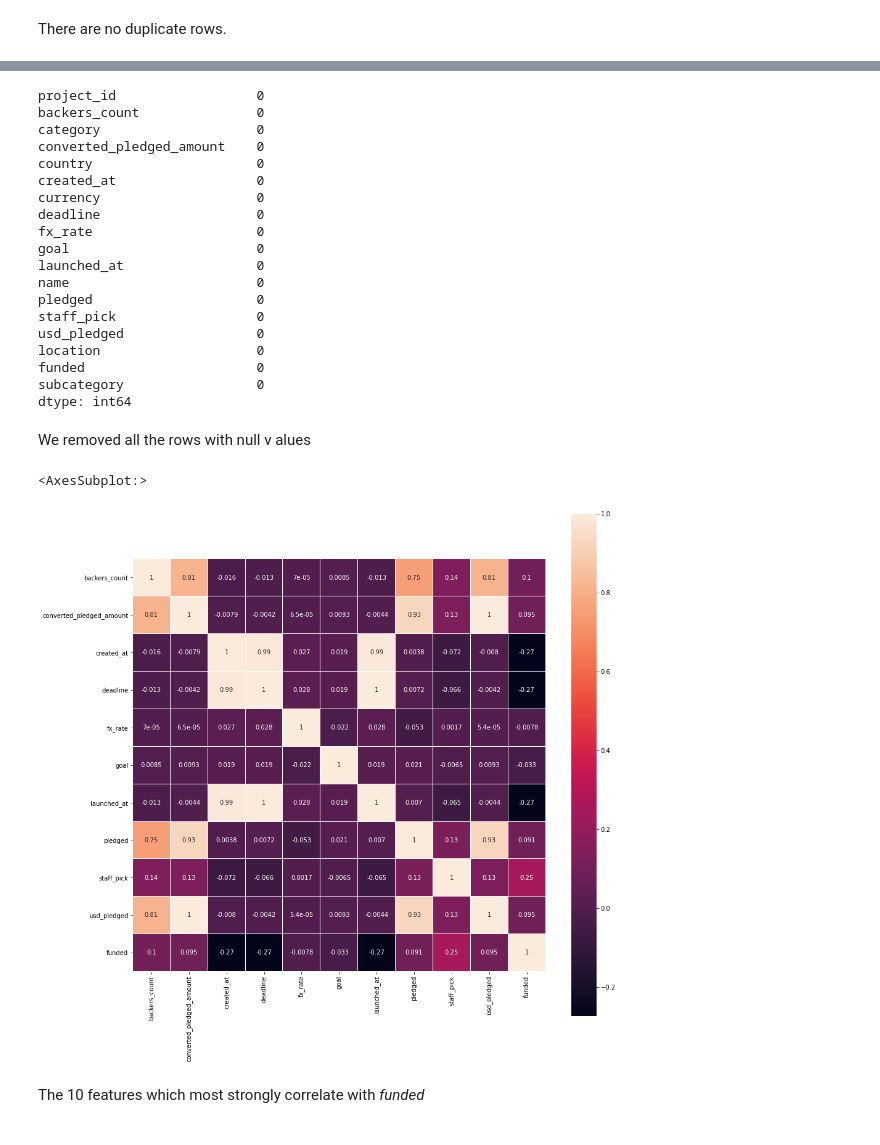
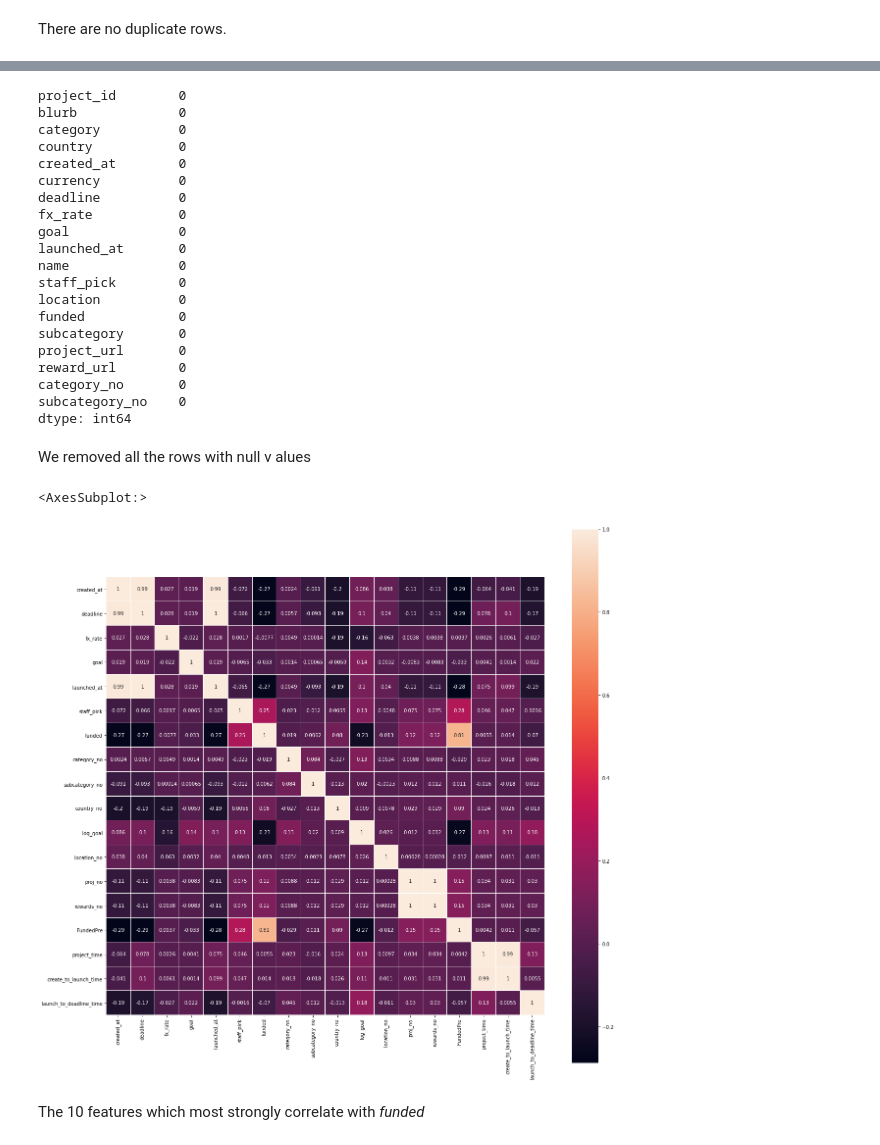
Before and after one commit to d-istratii/DataScienceVU, a Jupyter notebook: model.ipynb, the cells around one changed output, grey strips where cells are left out. Saved outputs shown, nothing was run; the diff lists cells and outputs as text; code cells hidden in the pictures.

````diff
--- a/model.ipynb
+++ b/model.ipynb
@@ -151,7 +152,8 @@ We are going to eliminate these 3 variables as they are not usefull for the anal
 ```
 ***
 # %%
-dataFrame = dataFrame.drop(columns=['blurb','project_url', 'reward_url'])
+dataFrame = dataFrame.drop(columns=['converted_pledged_amount','backers_count','usd_pledged','pledged'])
+#'blurb','project_url', 'reward_url',
 # %%
 duplicateRows = dataFrame[dataFrame.duplicated()]
 print(duplicateRows)
@@ -188,34 +189,43 @@ dataFrame = dataFrame.dropna(how='any',axis=0)
 # %%
 (dataFrame.isnull()).sum()
 # %% [output]
-project_id                  0
-backers_count               0
-category                    0
-converted_pledged_amount    0
-country                     0
-created_at                  0
-currency                    0
-deadline                    0
-fx_rate                     0
-goal                        0
-launched_at                 0
-name                        0
-pledged                     0
-staff_pick                  0
-usd_pledged                 0
-location                    0
-funded                      0
-subcategory                 0
+project_id        0
+blurb             0
+category          0
+country           0
+created_at        0
+currency          0
+deadline          0
+fx_rate           0
+goal              0
+launched_at       0
+name              0
+staff_pick        0
+location          0
+funded            0
+subcategory       0
+project_url       0
+reward_url        0
+category_no       0
+subcategory_no    0
 dtype: int64
 # %% [markdown]
 We removed all the rows with null v alues
 # %%
+le = LabelEncoder()
+dataFrame['category_no'] = le.fit_transform(dataFrame['category'])
+dataFrame['subcategory_no'] = le.fit_transform(dataFrame['subcategory'])
+dataFrame['country_no'] = le.fit_transform(dataFrame['country'])
+dataFrame['location_no'] = le.fit_transform(dataFrame['location'])
+dataFrame['proj_no'] = le.fit_transform(dataFrame['project_url'])
+dataFrame['rewards_no'] = le.fit_transform(dataFrame['reward_url'])
+
 corrmat = dataFrame.corr()
-fig, ax = plt.subplots(figsize=(15,15))
+fig, ax = plt.subplots(figsize=(20,20))
 sns.heatmap(corrmat, square= True, annot = True, linewidths=.1, ax=ax)
 # %% [output]
 <AxesSubplot:>
-[figure, old version]
+[figure, new version]
 # %% [markdown]
 The 10 features which most strongly correlate with <i>funded</i>
 # %%
````
Also changed, not shown: parts of 18 cells of this notebook.
